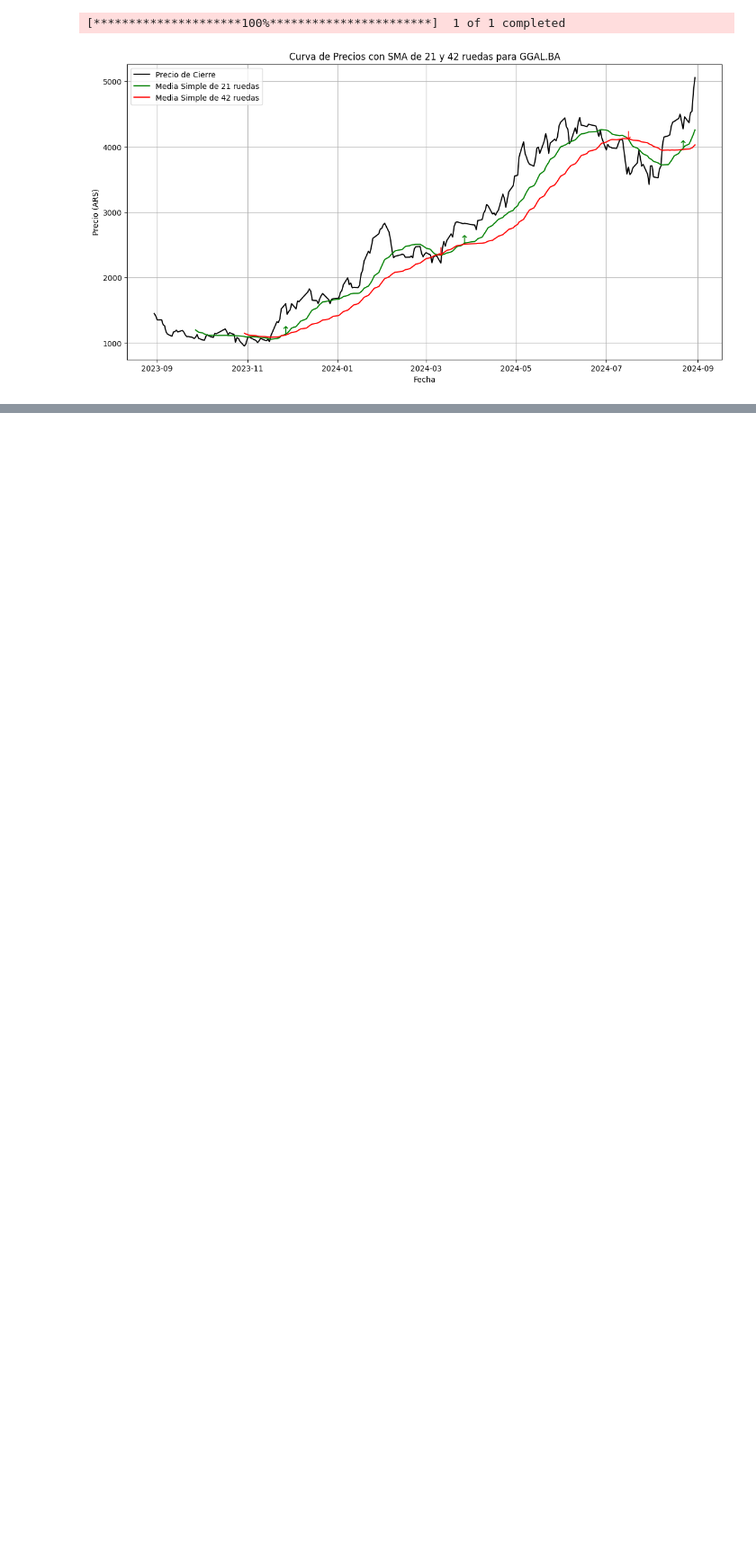
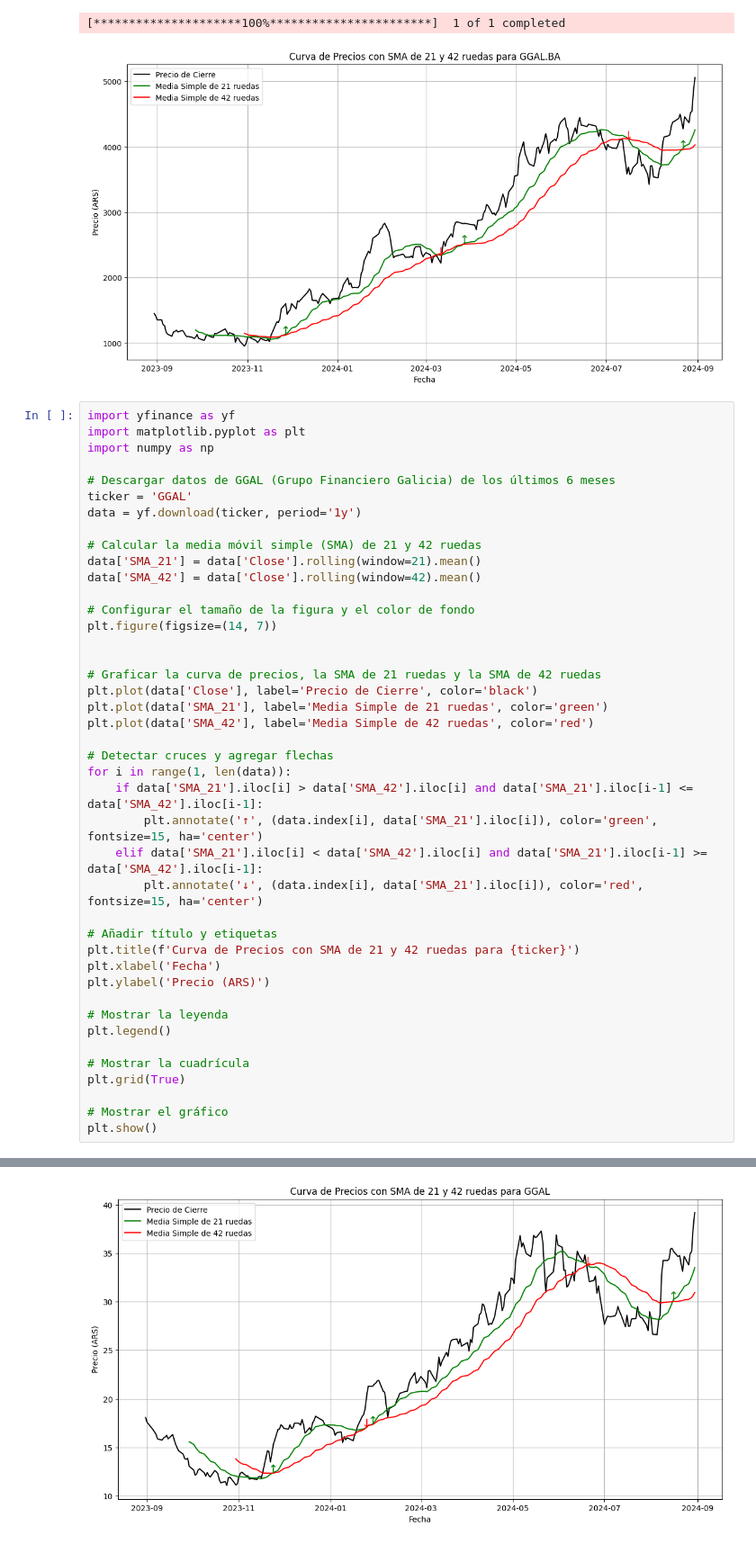
Before and after one commit to ferrubin/backtest_ggal, a Jupyter notebook: backtest.ipynb, the cells around one changed output, grey strips where cells are left out. Shown: that part at 90% size. Cells and saved outputs as stored; diff of their text form; blank space fills up the shorter version.

```diff
--- a/backtest.ipynb
+++ b/backtest.ipynb
@@ -63,3 +63,46 @@ plt.show()
 # %% [output]
 [*********************100%***********************]  1 of 1 completed
 [figure]
+# %%
+import yfinance as yf
+import matplotlib.pyplot as plt
+import numpy as np
+
+# Descargar datos de GGAL (Grupo Financiero Galicia) de los últimos 6 meses
+ticker = 'GGAL'
+data = yf.download(ticker, period='1y')
+
+# Calcular la media móvil simple (SMA) de 21 y 42 ruedas
+data['SMA_21'] = data['Close'].rolling(window=21).mean()
+data['SMA_42'] = data['Close'].rolling(window=42).mean()
+
+# Configurar el tamaño de la figura y el color de fondo
+plt.figure(figsize=(14, 7))
+
+
+# Graficar la curva de precios, la SMA de 21 ruedas y la SMA de 42 ruedas
+plt.plot(data['Close'], label='Precio de Cierre', color='black')
+plt.plot(data['SMA_21'], label='Media Simple de 21 ruedas', color='green')
+plt.plot(data['SMA_42'], label='Media Simple de 42 ruedas', color='red')
+
+# Detectar cruces y agregar flechas
+for i in range(1, len(data)):
+    if data['SMA_21'].iloc[i] > data['SMA_42'].iloc[i] and data['SMA_21'].iloc[i-1] <= data['SMA_42'].iloc[i-1]:
+        plt.annotate('↑', (data.index[i], data['SMA_21'].iloc[i]), color='green', fontsize=15, ha='center')
+    elif data['SMA_21'].iloc[i] < data['SMA_42'].iloc[i] and data['SMA_21'].iloc[i-1] >= data['SMA_42'].iloc[i-1]:
+        plt.annotate('↓', (data.index[i], data['SMA_21'].iloc[i]), color='red', fontsize=15, ha='center')
+
+# Añadir título y etiquetas
+plt.title(f'Curva de Precios con SMA de 21 y 42 ruedas para {ticker}')
+plt.xlabel('Fecha')
+plt.ylabel('Precio (ARS)')
+
+# Mostrar la leyenda
+plt.legend()
+
+# Mostrar la cuadrícula
+plt.grid(True)
+
+# Mostrar el gráfico
+plt.show()
+# %% [output]
@@ -65,0 +110 @@ plt.show()
+[figure, added]
```
Also changed, not shown: parts of 1 cell of this notebook.
